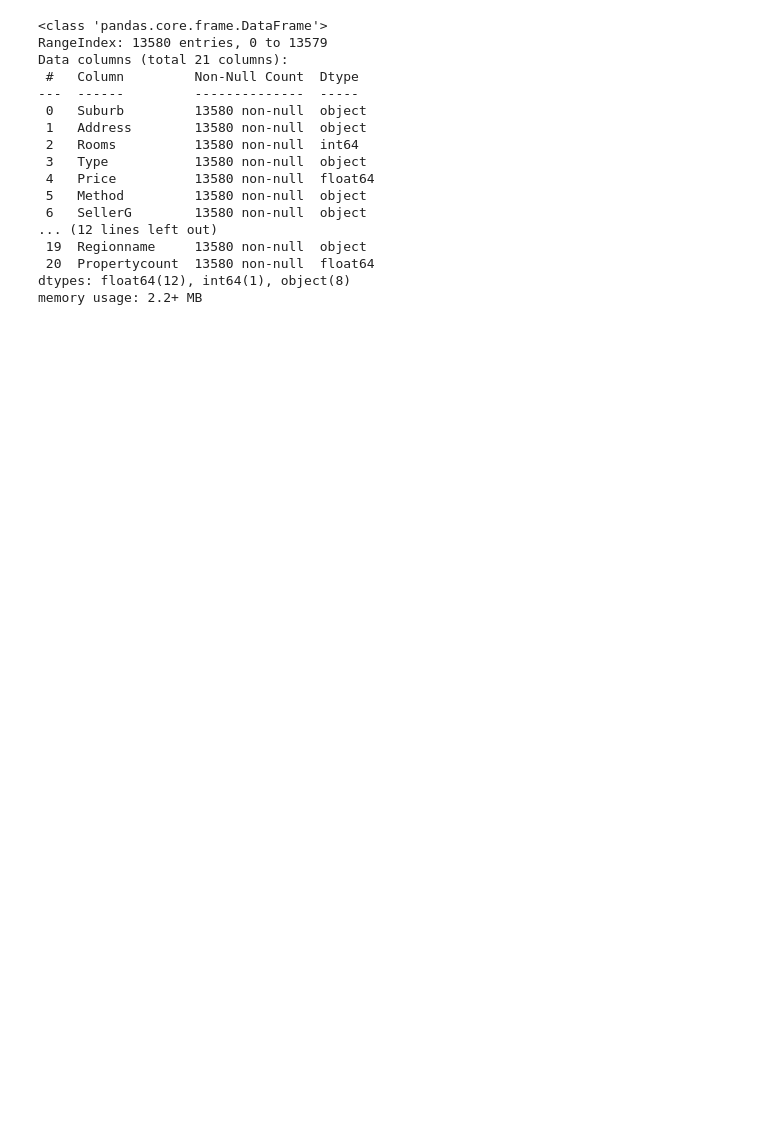
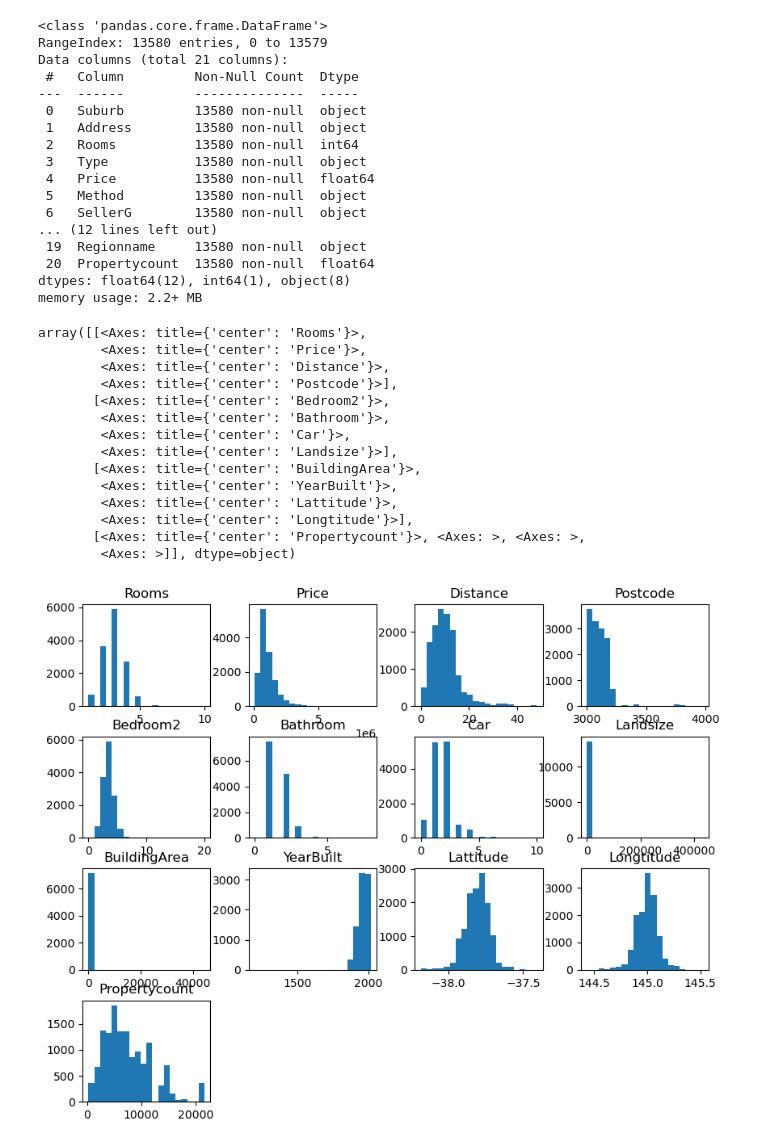
Before and after one commit to Correa95/Hands_On_Machine_Learning_By_Aurelien_Geron, a Jupyter notebook: Melbourne_real_estate/melburn_realestate_prediction.ipynb, the cells around one changed output. Saved outputs shown, nothing was run; the diff lists cells and outputs as text; code cells hidden in the pictures; blank space fills up the shorter version.

Commit message:
using the hist method to have a good visual look of the data

```diff
--- a/Melbourne_real_estate/melburn_realestate_prediction.ipynb
+++ b/Melbourne_real_estate/melburn_realestate_prediction.ipynb
@@ -72,3 +72,22 @@ Data columns (total 21 columns):
  20  Propertycount  13580 non-null  float64
 dtypes: float64(12), int64(1), object(8)
 memory usage: 2.2+ MB
+# %%
+#real_estate_data.hist() is a quick way to visualize the distributions of your numerical columns. When you run that, pandas uses matplotlib behind the scenes to generate histograms for all numeric fields (like Price, Bedrooms, Bathrooms, SqFt, YearBuilt, etc.).
+real_estate_data.hist(bins=20, figsize=(10,8), grid=False)
+# %% [output]
+array([[<Axes: title={'center': 'Rooms'}>,
+        <Axes: title={'center': 'Price'}>,
+        <Axes: title={'center': 'Distance'}>,
+        <Axes: title={'center': 'Postcode'}>],
+       [<Axes: title={'center': 'Bedroom2'}>,
+        <Axes: title={'center': 'Bathroom'}>,
+        <Axes: title={'center': 'Car'}>,
+        <Axes: title={'center': 'Landsize'}>],
+       [<Axes: title={'center': 'BuildingArea'}>,
+        <Axes: title={'center': 'YearBuilt'}>,
+        <Axes: title={'center': 'Lattitude'}>,
+        <Axes: title={'center': 'Longtitude'}>],
+       [<Axes: title={'center': 'Propertycount'}>, <Axes: >, <Axes: >,
+        <Axes: >]], dtype=object)
+[figure, added]
```
Also changed, not shown: parts of 2 cells of this notebook.
